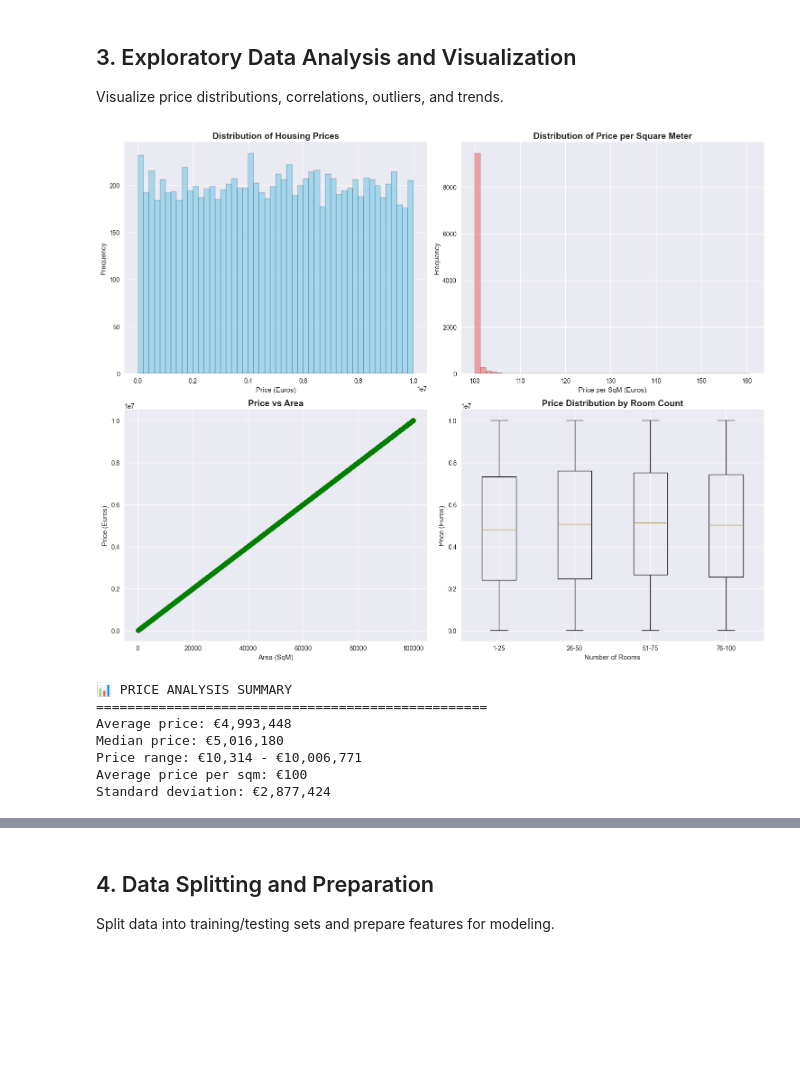
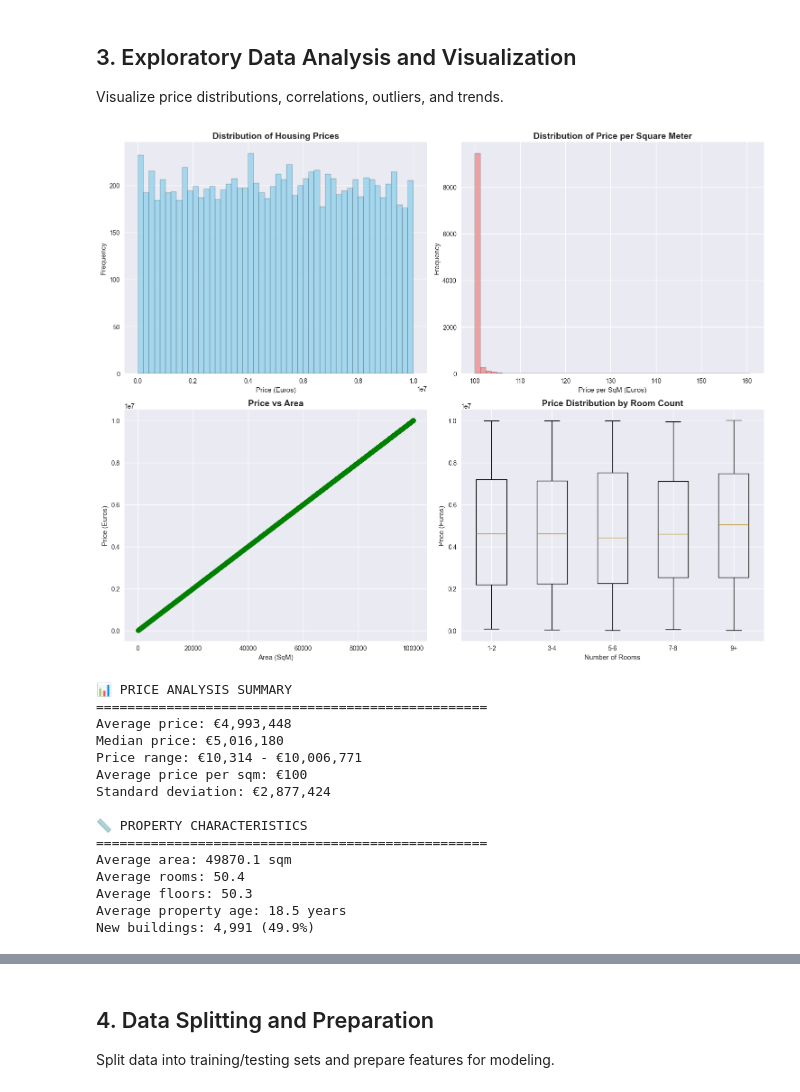
Before and after one commit to adnanbasharat/Paris_Price_Prediction, a Jupyter notebook: Paris_Housing_Price_Prediction.ipynb, the cells around one changed output, grey strips where cells are left out. Drawn from its saved outputs; the diff is of its cells as text; code cells hidden in the pictures; blank space fills up the shorter version.

```diff
--- a/Paris_Housing_Price_Prediction.ipynb
+++ b/Paris_Housing_Price_Prediction.ipynb
@@ -276,36 +243,44 @@ axes[0, 1].set_ylabel('Frequency')
 # 3. Price vs Area scatter plot
 axes[1, 0].scatter(df_encoded['squareMeters'], df_encoded['price'], alpha=0.6, color='green')
 axes[1, 0].set_title('Price vs Area', fontsize=14, fontweight='bold')
 axes[1, 0].set_xlabel('Area (SqM)')
 axes[1, 0].set_ylabel('Price (Euros)')
 
 # 4. Price by number of rooms
-room_bins = [0, 25, 50, 75, 100]
-room_labels = ['1-25', '26-50', '51-75', '76-100']
+room_bins = [0, 2, 4, 6, 8, float('inf')]
+room_labels = ['1-2', '3-4', '5-6', '7-8', '9+']
 df_encoded['room_bins'] = pd.cut(df_encoded['numberOfRooms'], bins=room_bins, labels=room_labels)
 room_prices = [df_encoded[df_encoded['room_bins'] == label]['price'].values
                for label in room_labels if len(df_encoded[df_encoded['room_bins'] == label]) > 0]
 valid_labels = [label for label in room_labels if len(df_encoded[df_encoded['room_bins'] == label]) > 0]
 
 if room_prices:
     axes[1, 1].boxplot(room_prices, labels=valid_labels)
     axes[1, 1].set_title('Price Distribution by Room Count', fontsize=14, fontweight='bold')
     axes[1, 1].set_ylabel('Price (Euros)')
     axes[1, 1].set_xlabel('Number of Rooms')
 
 plt.tight_layout()
 plt.show()
 
 # Summary statistics
 print("📊 PRICE ANALYSIS SUMMARY")
 print("="*50)
 print(f"Average price: €{df_encoded['price'].mean():,.0f}")
 print(f"Median price: €{df_encoded['price'].median():,.0f}")
 print(f"Price range: €{df_encoded['price'].min():,.0f} - €{df_encoded['price'].max():,.0f}")
 print(f"Average price per sqm: €{df_encoded['price_per_sqm'].mean():,.0f}")
 print(f"Standard deviation: €{df_encoded['price'].std():,.0f}")
+
+print(f"\n📏 PROPERTY CHARACTERISTICS")
+print("="*50)
+print(f"Average area: {df_encoded['squareMeters'].mean():.1f} sqm")
+print(f"Average rooms: {df_encoded['numberOfRooms'].mean():.1f}")
+print(f"Average floors: {df_encoded['floors'].mean():.1f}")
+print(f"Average property age: {df_encoded['property_age'].mean():.1f} years")
+print(f"New buildings: {df_encoded['isNewBuilt'].sum():,} ({df_encoded['isNewBuilt'].mean()*100:.1f}%)")
 # %% [output]
-[figure, old version]
+[figure, new version]
 📊 PRICE ANALYSIS SUMMARY
 ==================================================
 Average price: €4,993,448
@@ -313,4 +288,12 @@ Median price: €5,016,180
 Price range: €10,314 - €10,006,771
 Average price per sqm: €100
 Standard deviation: €2,877,424
+
+📏 PROPERTY CHARACTERISTICS
+==================================================
+Average area: 49870.1 sqm
+Average rooms: 50.4
+Average floors: 50.3
+Average property age: 18.5 years
+New buildings: 4,991 (49.9%)
 # %%
```
Also changed, not shown: parts of 15 cells of this notebook.
